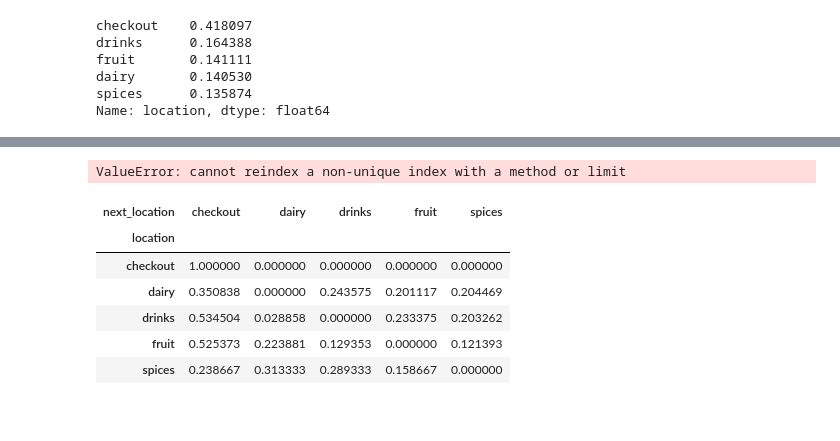
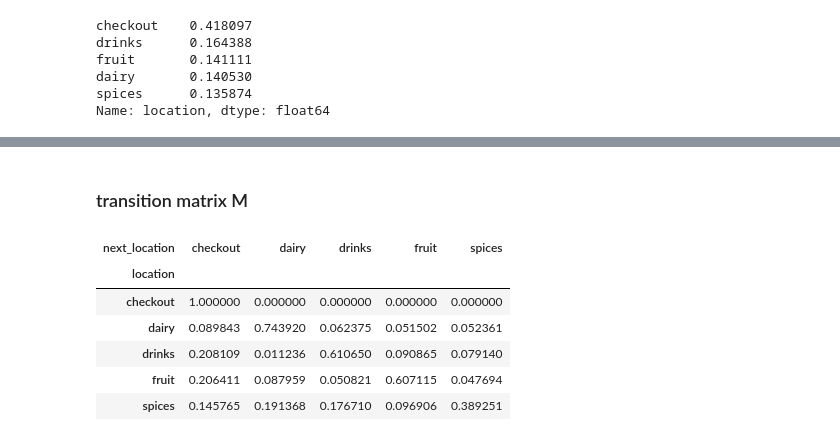
Before and after one commit to memredikici/markov_simulation, a Jupyter notebook: Markov_Arjang.ipynb, the cells around one changed output, grey strips where cells are left out. Drawn from its saved outputs; the diff is of its cells as text; code cells hidden in the pictures.

```diff
--- a/Markov_Arjang.ipynb
+++ b/Markov_Arjang.ipynb
@@ -186,2 +189,8 @@ Name: location, dtype: float64
 # %%
-df_sorted.drop(columns=['time_diff', 'first'], inplace=True)
+df_sorted.drop(columns=['time_diff', 'first', 'total_spend_time'], inplace=True)
+df_sorted.set_index('timestamp', inplace=True)
+# %%
+df_resampled=df_sorted.groupby('customer_no').resample('1T').ffill()
+df_resampled.drop(columns=['customer_no'], inplace=True)
+#df_resampled.reset_index(inplace=True)
+df_resampled
@@ -188,4 +212,4 @@ df_sorted.drop(columns=['time_diff', 'first'], inplace=True)
 # %%
-df_sorted['next_location'] = df_sorted.groupby('customer_no')['location'].shift(-1)
-df_sorted['next_location'].fillna(value='checkout', inplace=True)
-df_sorted.set_index('timestamp', inplace=True)
+df_resampled['next_location'] = df_resampled.groupby('customer_no')['location'].shift(-1)
+df_resampled['next_location'].fillna(value='checkout', inplace=True)
+df_resampled
@@ -192,15 +231,13 @@ df_sorted.set_index('timestamp', inplace=True)
-# %%
-df_sorted.resample('1T')
-# %% [output]
-ValueError: cannot reindex a non-unique index with a method or limit
+# %% [markdown]
+### transition matrix M
 # %%
-M = pd.crosstab(df_sorted['location'], df_sorted['next_location'], normalize='index')
+M = pd.crosstab(df_resampled['location'], df_resampled['next_location'], normalize='index')
 M
 # %% [output]
 | next_location | checkout | dairy | drinks | fruit | spices |
 | location |  |  |  |  |  |
 | checkout | 1.000000 | 0.000000 | 0.000000 | 0.000000 | 0.000000 |
-| dairy | 0.350838 | 0.000000 | 0.243575 | 0.201117 | 0.204469 |
-| drinks | 0.534504 | 0.028858 | 0.000000 | 0.233375 | 0.203262 |
-| fruit | 0.525373 | 0.223881 | 0.129353 | 0.000000 | 0.121393 |
-| spices | 0.238667 | 0.313333 | 0.289333 | 0.158667 | 0.000000 |
+| dairy | 0.089843 | 0.743920 | 0.062375 | 0.051502 | 0.052361 |
+| drinks | 0.208109 | 0.011236 | 0.610650 | 0.090865 | 0.079140 |
+| fruit | 0.206411 | 0.087959 | 0.050821 | 0.607115 | 0.047694 |
+| spices | 0.145765 | 0.191368 | 0.176710 | 0.096906 | 0.389251 |
```
Also changed, not shown: parts of 5 cells of this notebook.
